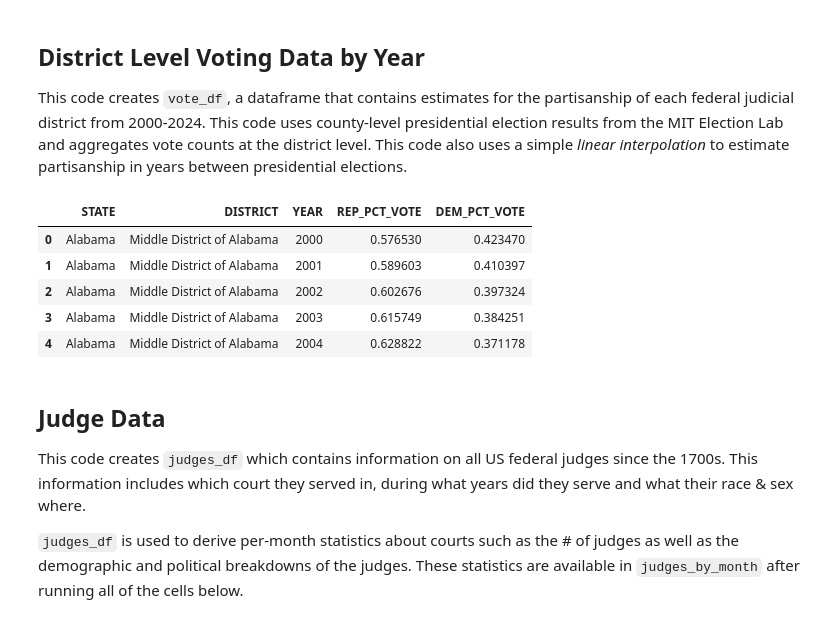
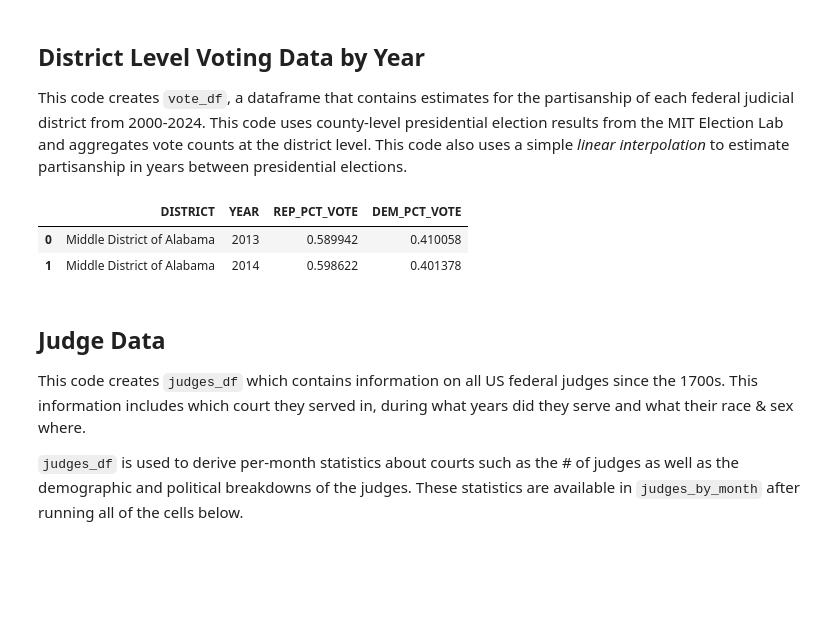
Before and after one commit to aj-bei/USSC-Fairness-Analysis-DTSC-430X-Capstone-, a Jupyter notebook: scripts/DTSC430XCapstoneSourceCd.ipynb, the cells around one changed output. Drawn from its saved outputs; the diff is of its cells as text; code cells hidden in the pictures; blank space fills up the shorter version.

Commit message:
Further data cleaning and filtering

```diff
--- a/scripts/DTSC430XCapstoneSourceCd.ipynb
+++ b/scripts/DTSC430XCapstoneSourceCd.ipynb
@@ -9,11 +9,11 @@
 # %%
-# non built in libraries
+# non built-in libraries
 import pandas as pd
 import matplotlib.pyplot as plt
 # import seaborn as sns
 import numpy as np
 import statsmodels.api as sm
-import scipy.stats as stats
+from scipy.stats import chi2_contingency, pointbiserialr
 import geopandas as gpd
 import plotly.express as px
 
@@ -21,7 +21,7 @@ import plotly.express as px
 import os
 import json
 import re
-import requests
+# import requests
 from pathlib import Path
 from typing import List, Tuple, Dict, Any, Union
 from collections import defaultdict
@@ -34,6 +34,14 @@ sys.path.append(os.path.join(str(Path.cwd()), "../"))
 from scripts.data_download import download_files_from_fld
 import scripts.census as census
 
+# install reqd. datasets from Google Drive
+folder_id = "1P2FRAkPrqL2nn2MNMyd4ilWbXNS_kkKD"
+data_path = os.path.join(str(Path.cwd()), "../data")
+download_files_from_fld(folder_id, data_path)
+
+pd.set_option("display.max_columns", None)
+pd.set_option("display.max_rows", None)
+
 # constants
 START_DATE = datetime.datetime(2013, 10, 1)  # init start date of analysis to first day of FY 2014
 END_DATE = datetime.datetime(2025, 9, 30)  # init end date of analysis to last day of FY 2024
@@ -298,41 +268,38 @@ state_county_combos = vote_df[["STATE", "DISTRICT"]].drop_duplicates()
 state_county_year_combos = (
     state_county_combos.assign(key=1)
     .merge(pd.DataFrame({"YEAR": years, "key": 1}), on="key")
     .drop("key", axis=1)
 )
 vote_df = state_county_year_combos.merge(vote_df, how="left", on=["STATE", "DISTRICT", "YEAR"])
 vote_df[["REP_PCT_VOTE", "DEM_PCT_VOTE"]] = vote_df[["REP_PCT_VOTE", "DEM_PCT_VOTE"]]
 
 # linearly interpolate vote percentages for non-election years
 vote_df = vote_df.sort_values(by=["STATE", "DISTRICT", "YEAR"])
 vote_df[["REP_PCT_VOTE", "DEM_PCT_VOTE"]] = (
     vote_df.groupby(by=["STATE", "DISTRICT"])[["REP_PCT_VOTE", "DEM_PCT_VOTE"]]
     .transform(lambda group: group.interpolate(limit_direction='both'))
 )
 
 # filter vote_df to be within the time range of our analysis
 vote_df = vote_df[(vote_df["YEAR"] >= START_DATE.year) & (vote_df["YEAR"] <= END_DATE.year)]
-
-vote_df.head()
+vote_df = vote_df.reset_index(drop=True).drop(columns=["STATE"])
+vote_df.head(2)
 
 # should create an example graph showing how the vote percentages changed over time for a few districts
 # example_districts = vote_df["DISTRICT"].drop_duplicates().sample(2, random_state=42)
 # for district in example_districts:
 #     district_data = vote_df[vote_df["DISTRICT"] == district]
 #     plt.plot(district_data["YEAR"], district_data["REP_PCT_VOTE"], label=f"{district} - Republican")
 #     plt.plot(district_data["YEAR"], district_data["DEM_PCT_VOTE"], label=f"{district} - Democrat")
 # plt.xlabel("Year")
 # plt.ylabel("Vote Percentage")
 # plt.title("Vote Percentage Over Time for Example Districts")
 # plt.legend(fontsize='small')
 # plt.show()
 # %% [output]
-|  | STATE | DISTRICT | YEAR | REP_PCT_VOTE | DEM_PCT_VOTE |
-| 0 | Alabama | Middle District of Alabama | 2000 | 0.576530 | 0.423470 |
-| 1 | Alabama | Middle District of Alabama | 2001 | 0.589603 | 0.410397 |
-| 2 | Alabama | Middle District of Alabama | 2002 | 0.602676 | 0.397324 |
-| 3 | Alabama | Middle District of Alabama | 2003 | 0.615749 | 0.384251 |
-| 4 | Alabama | Middle District of Alabama | 2004 | 0.628822 | 0.371178 |
+|  | DISTRICT | YEAR | REP_PCT_VOTE | DEM_PCT_VOTE |
+| 0 | Middle District of Alabama | 2013 | 0.589942 | 0.410058 |
+| 1 | Middle District of Alabama | 2014 | 0.598622 | 0.401378 |
 # %% [markdown]
 ## Judge Data
 
```
Also changed, not shown: parts of 43 cells of this notebook, 4 other files.
